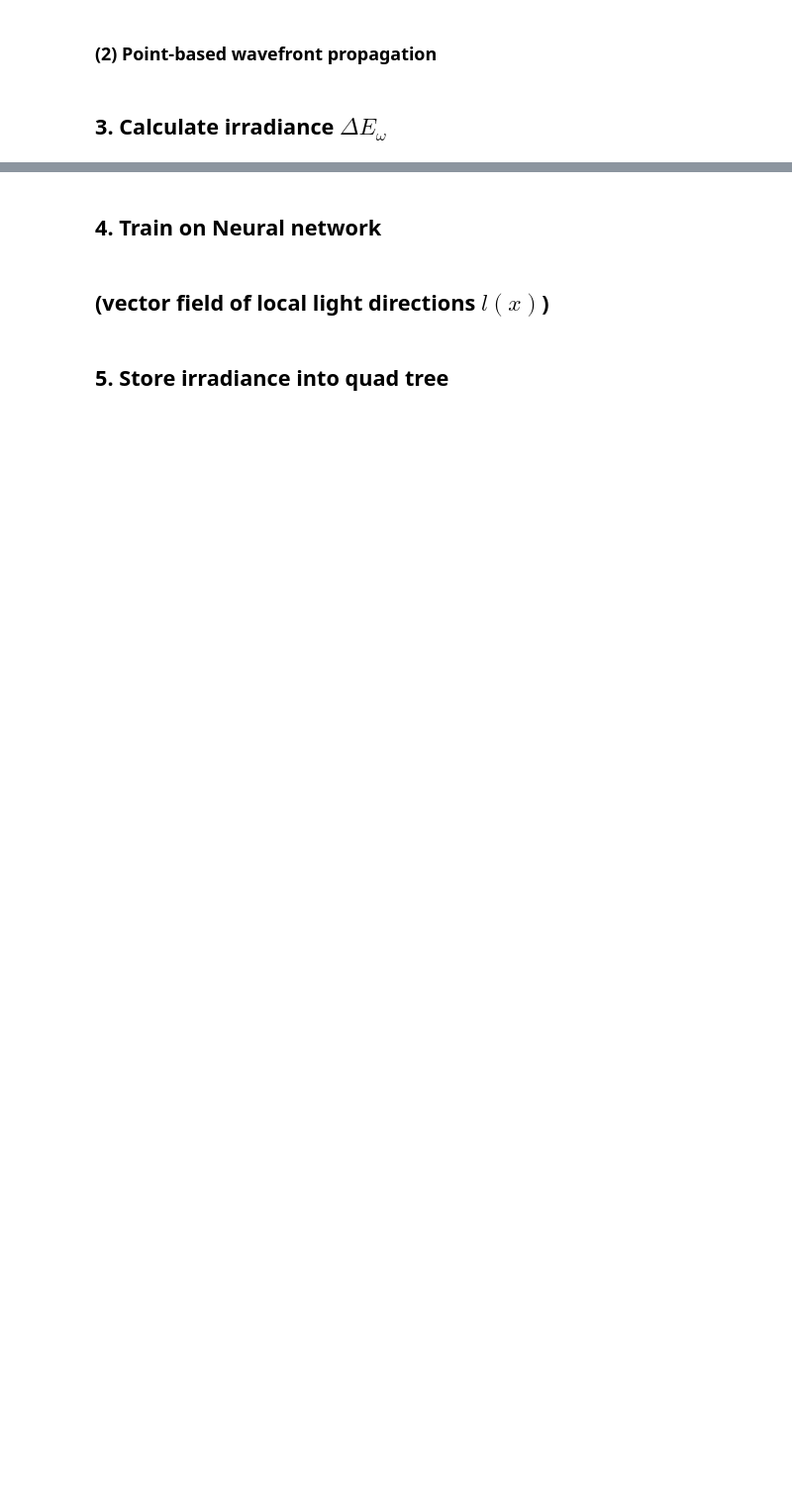
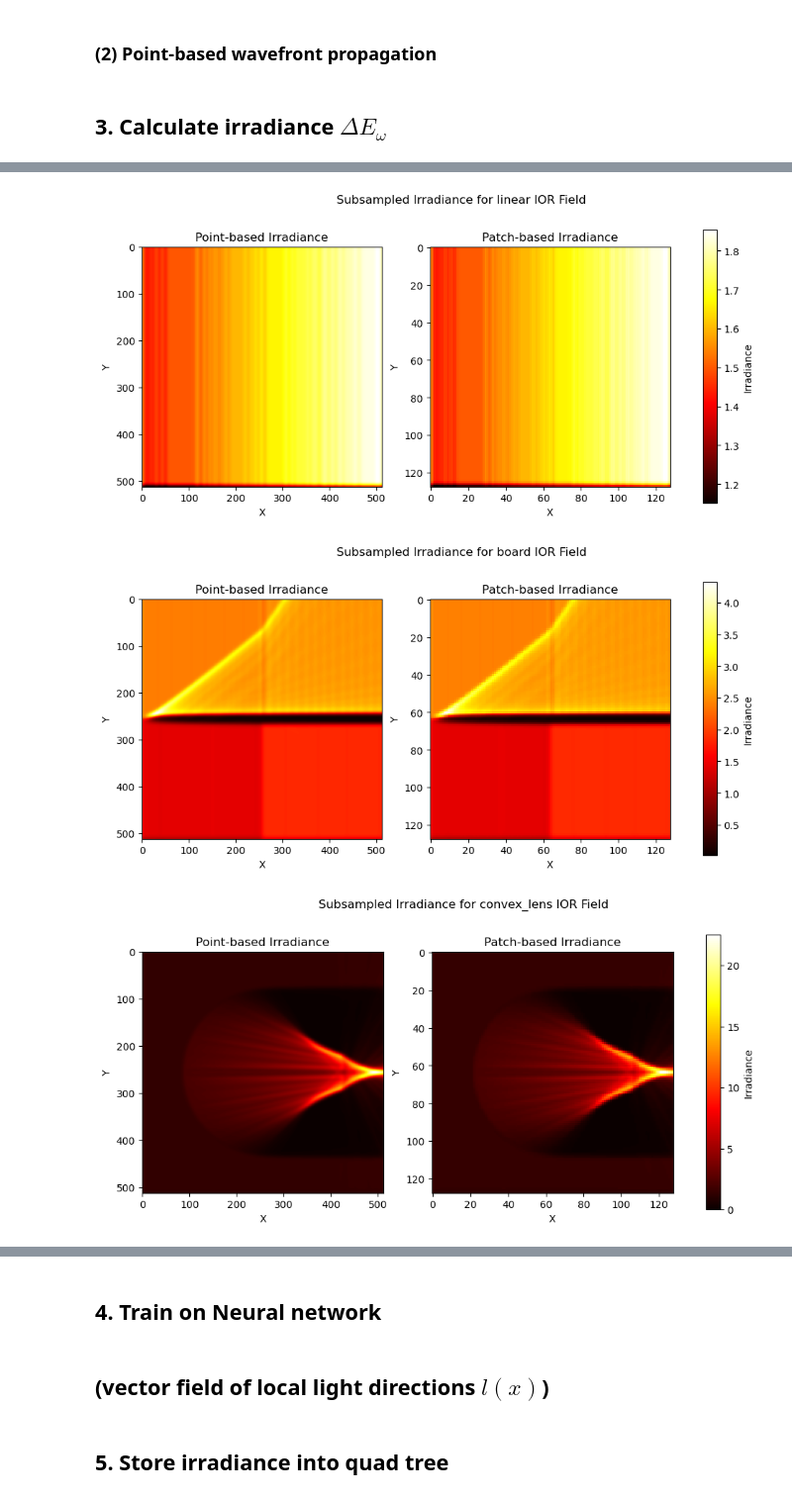
Before and after one commit to swirling-wind/demo-eikonal, a Jupyter notebook: wavefront_propagation(HighRes).ipynb, the cells around one changed output, grey strips where cells are left out. Shown: that part at 99% size. Saved outputs shown, nothing was run; the diff lists cells and outputs as text; code cells hidden in the pictures; blank space fills up the shorter version.

```diff
--- a/wavefront_propagation(HighRes).ipynb
+++ b/wavefront_propagation(HighRes).ipynb
@@ -384,0 +390,18 @@ for key, value in ior_field_dict.items():
+# %%
+import scipy.ndimage as ndimage
+
+for key, value in ior_field_dict.items():
+
+    irradiance = value['irradiance']
+
+    # Gaussian filter the irradiance
+    filtered_irradiance = ndimage.gaussian_filter(irradiance, sigma=3.0)
+
+    # Subsample each irradiance to 128x128 using library function
+    subsampled_irradiance = ndimage.zoom(filtered_irradiance, 0.25, order=1)
+
+    visualize_irradiance(filtered_irradiance, subsampled_irradiance, f'Subsampled Irradiance for {key} IOR Field')
+# %% [output]
+[figure, added]
+[figure, added]
+[figure, added]
```
Also changed, not shown: parts of 8 cells of this notebook, 1 other file.
